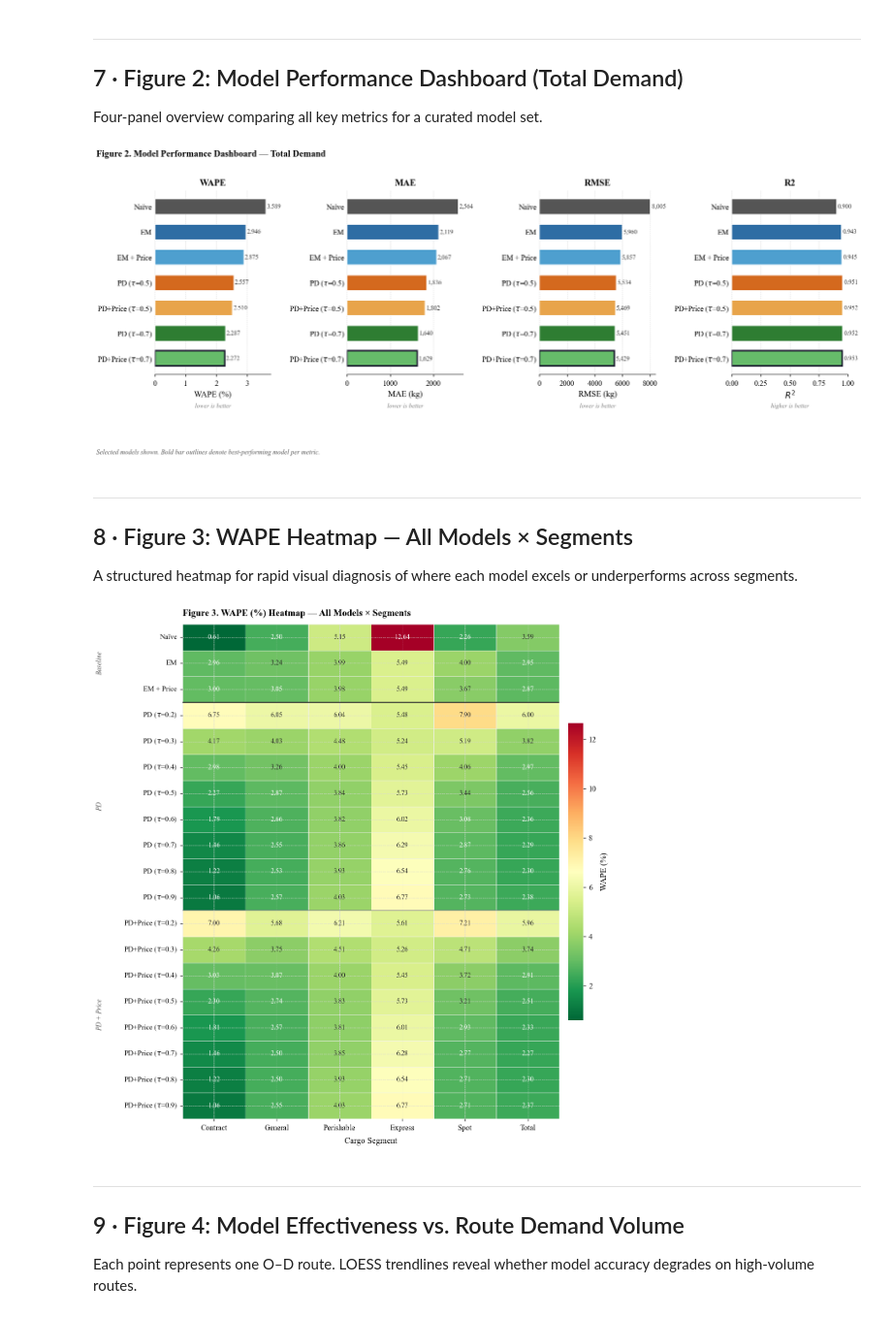
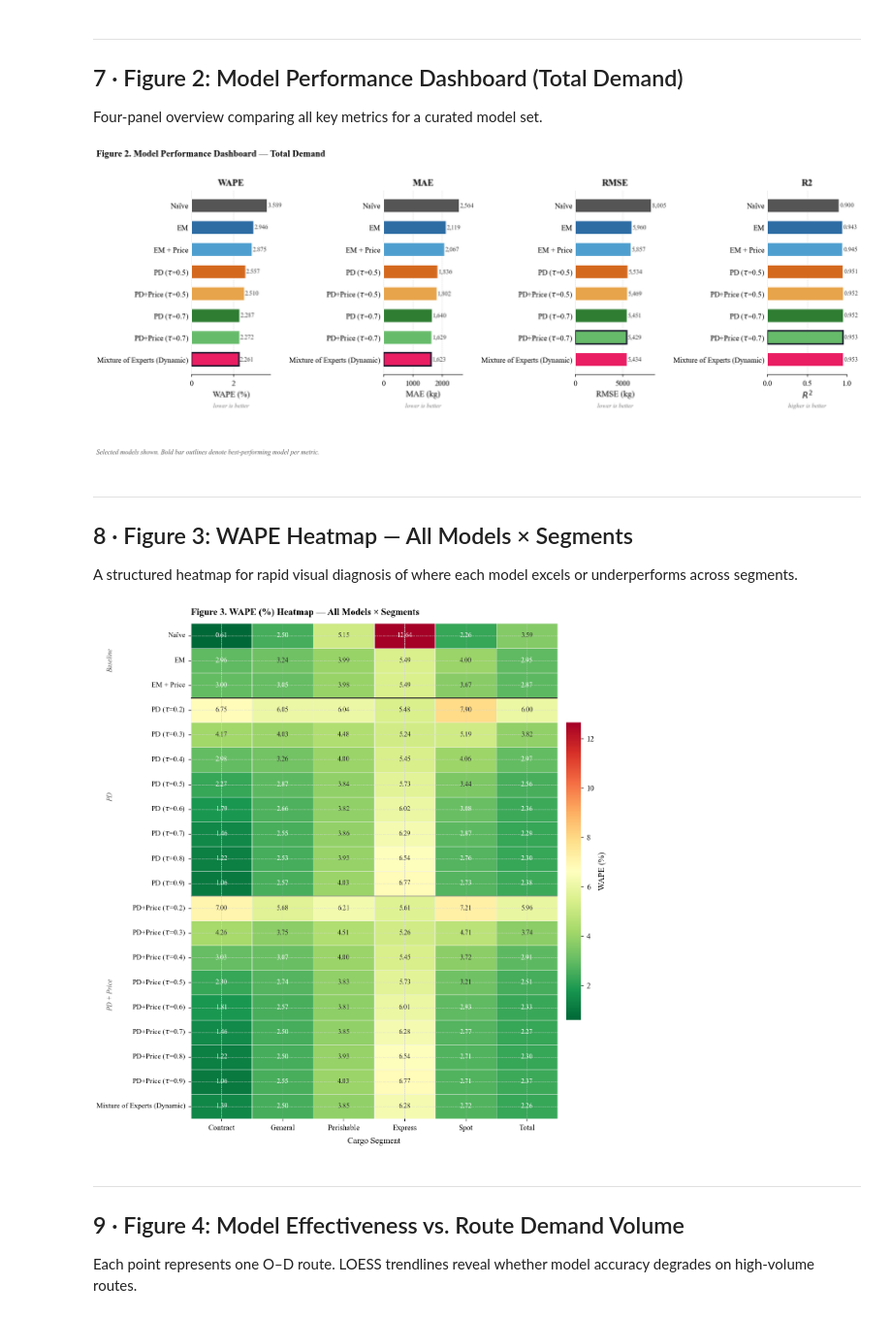
Before and after one commit to KorawutMing/AirCargoSynthesizedDataset, a Jupyter notebook: Unconstraining/demand_estimation_analysis_2dim.ipynb, the cells around one changed output. Shown at 97% size. Saved outputs shown, nothing was run; the diff lists cells and outputs as text; code cells hidden in the pictures.

```diff
--- a/Unconstraining/demand_estimation_analysis_2dim.ipynb
+++ b/Unconstraining/demand_estimation_analysis_2dim.ipynb
@@ -83,6 +83,7 @@ MODEL_PALETTE = {
     "PDXPrice05":  "#e8a44a",
     "PD07":        "#2e7d32",
     "PDXPrice07":  "#66bb6a",
+    "MoE":         "#e91e63",
 }
 
 # Sequential palette for heatmaps
@@ -99,7 +100,7 @@ FILTER_ZEROS = False
 SEGMENTS     = ["Contract", "General", "Perishable", "Express", "Spot"]
 
 # Models
-MODELS    = ["Naive", "EM", "EMXPrice"]
+MODELS    = ["MoE", "Naive", "EM", "EMXPrice"]
 TAU_VALUES = [0.2, 0.3, 0.4, 0.5, 0.6, 0.7, 0.8, 0.9]
 for tau in TAU_VALUES:
     tau_str = str(tau).replace('.', '')
@@ -107,6 +108,7 @@ for tau in TAU_VALUES:
 
 # Friendly display names
 MODEL_LABELS = {
+    "MoE":        "Mixture of Experts (Dynamic)",
     "Naive":      "Naïve",
     "EM":         "EM",
     "EMXPrice":   "EM + Price",
@@ -395,7 +397,7 @@ plt.show()
 
 Four-panel overview comparing all key metrics for a curated model set.
 # %%
-TARGET_MODELS = ["Naive", "EM", "EMXPrice", "PD05", "PDXPrice05", "PD07", "PDXPrice07"]
+TARGET_MODELS = ["Naive", "EM", "EMXPrice", "PD05", "PDXPrice05", "PD07", "PDXPrice07", "MoE"]
 TARGET_LABELS = [MODEL_LABELS.get(m, m) for m in TARGET_MODELS]
 TARGET_COLORS = [MODEL_PALETTE.get(m, "#aaaaaa") for m in TARGET_MODELS]
 
@@ -422,34 +424,34 @@ for ax, (metric, ylabel, higher_better, note) in zip(axes, METRICS):
                      edgecolor="white", linewidth=0.5, height=0.6)
     # Value annotations
     for bar, val in zip(bars, vals[::-1]):
         fmt = f"{val:,.0f}" if metric in ("MAE", "RMSE") else f"{val:.3f}"
         ax.text(bar.get_width() + bar.get_width() * 0.015, bar.get_y() + bar.get_height() / 2,
                 fmt, va="center", ha="left", fontsize=7.5, color="#333333")
 
     ax.set_xlabel(ylabel)
     ax.set_title(metric, pad=6)
     ax.text(0.5, -0.18, note, transform=ax.transAxes, ha="center",
             fontsize=7.5, color="#777777", style="italic")
     ax.spines["left"].set_visible(False)
     ax.tick_params(axis="y", length=0)
     ax.grid(axis="x", linestyle="--", linewidth=0.45, color="#d8d8d8")
     ax.grid(axis="y", visible=False)
     ax.set_axisbelow(True)
     # Highlight best bar
     best_idx = int(np.argmax(vals) if higher_better else np.argmin(vals))
     bars[len(TARGET_MODELS) - 1 - best_idx].set_edgecolor("#1a1a2e")
     bars[len(TARGET_MODELS) - 1 - best_idx].set_linewidth(1.8)
 
 fig.suptitle("Figure 2. Model Performance Dashboard — Total Demand",
              x=0.01, ha="left", fontsize=11, fontweight="bold", y=1.01)
 fig.text(0.01, -0.12,
          "Selected models shown. Bold bar outlines denote best-performing model per metric.",
          fontsize=8, color="#555555", style="italic")
 plt.tight_layout()
 plt.savefig("fig2_model_dashboard_2dim.pdf")
 plt.show()
 # %% [output]
-[figure, old version]
+[figure, new version]
 # %% [markdown]
 ---
 ## 8 · Figure 3: WAPE Heatmap — All Models × Segments
@@ -466,7 +468,8 @@ heatmap_data = (
 # Order rows: baselines first, then PD by tau, then PDXPrice by tau
 row_order = ["Naive", "EM", "EMXPrice"] + \
             [f"PD{str(t).replace('.','')}" for t in TAU_VALUES] + \
-            [f"PDXPrice{str(t).replace('.','')}" for t in TAU_VALUES]
+            [f"PDXPrice{str(t).replace('.','')}" for t in TAU_VALUES] + \
+            ["MoE"]
 row_order = [r for r in row_order if r in heatmap_data.index]
 heatmap_data = heatmap_data.loc[row_order]
 
@@ -504,7 +507,7 @@ plt.tight_layout()
 plt.savefig("fig3_wape_heatmap_2dim.pdf")
 plt.show()
 # %% [output]
-[figure, old version]
+[figure, new version]
 # %% [markdown]
 ---
 ## 9 · Figure 4: Model Effectiveness vs. Route Demand Volume
```
Also changed, not shown: parts of 10 cells of this notebook, 12 other files.
